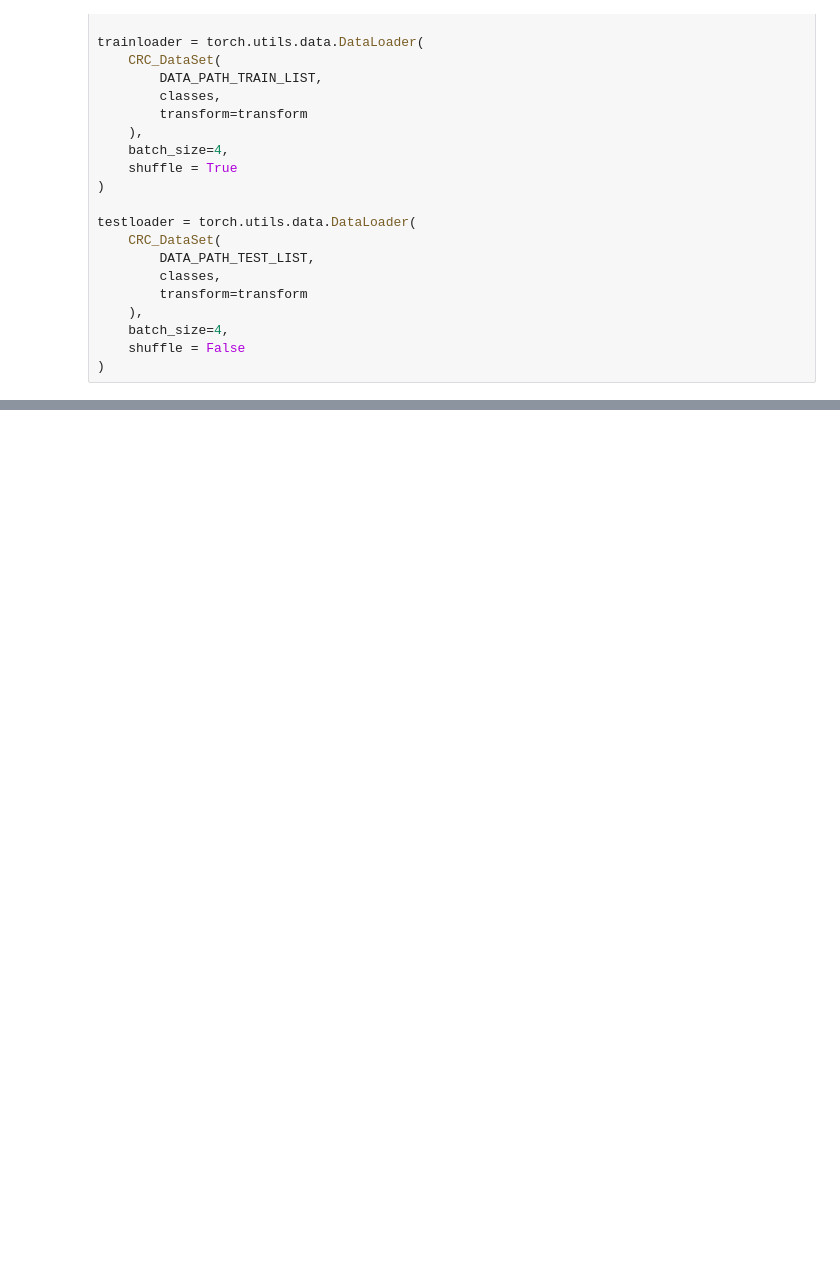
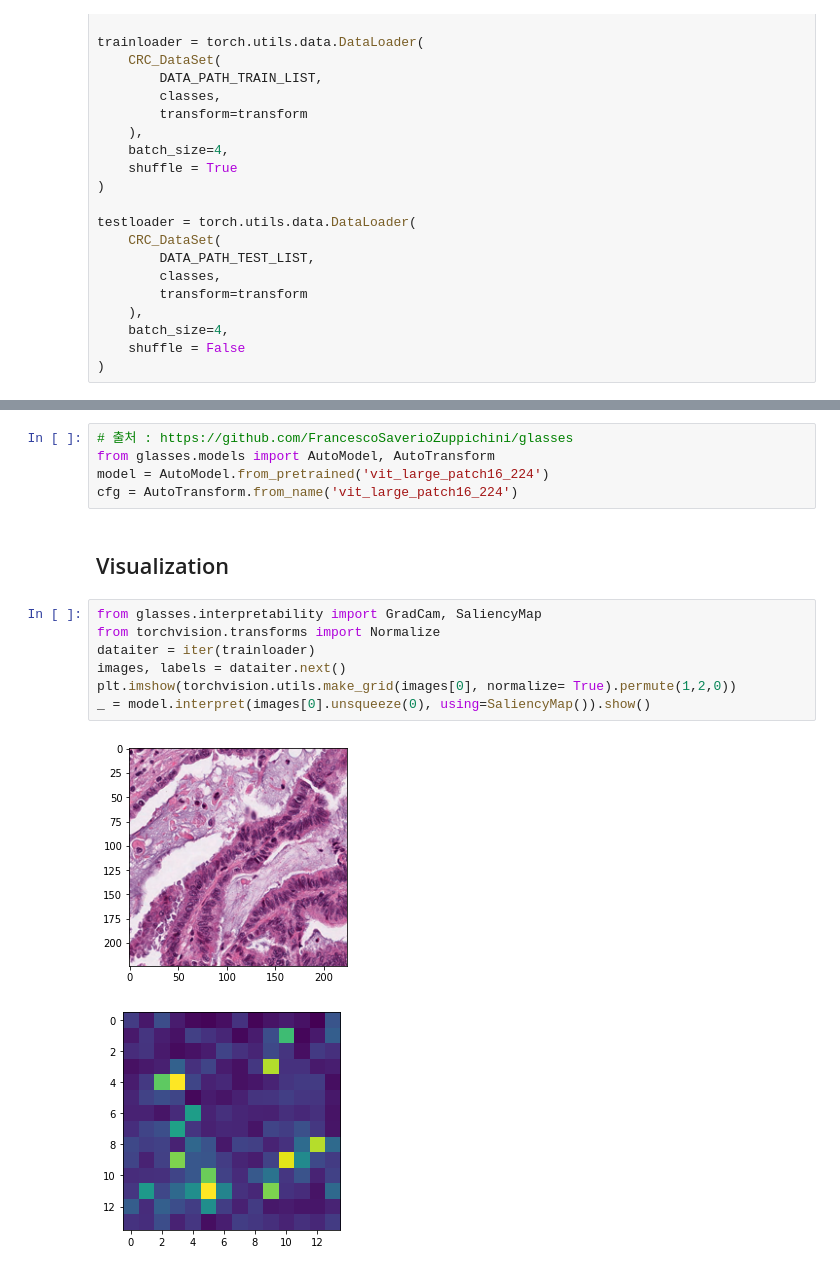
Before and after one commit to lim-it-err/AI_Project, a Jupyter notebook: CustomDataset.ipynb, the cells around one changed output, grey strips where cells are left out. Cells and saved outputs as stored; diff of their text form; blank space fills up the shorter version.

Commit message:
Pretrained Model Visualization
From glass package

```diff
--- a/CustomDataset.ipynb
+++ b/CustomDataset.ipynb
@@ -105,0 +124,17 @@ plt.show()
+# %%
+# 출처 : https://github.com/FrancescoSaverioZuppichini/glasses
+from glasses.models import AutoModel, AutoTransform
+model = AutoModel.from_pretrained('vit_large_patch16_224')
+cfg = AutoTransform.from_name('vit_large_patch16_224')
+# %% [markdown]
+## Visualization
+# %%
+from glasses.interpretability import GradCam, SaliencyMap
+from torchvision.transforms import Normalize
+dataiter = iter(trainloader)
+images, labels = dataiter.next()
+plt.imshow(torchvision.utils.make_grid(images[0], normalize= True).permute(1,2,0))
+_ = model.interpret(images[0].unsqueeze(0), using=SaliencyMap()).show()
+# %% [output]
+[figure, added]
+[figure, added]
```
Also changed, not shown: parts of 3 cells of this notebook.
